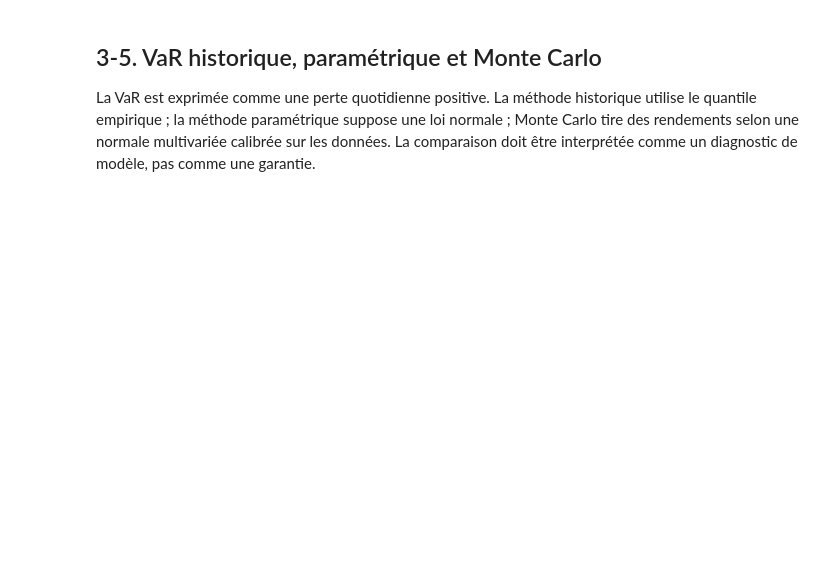
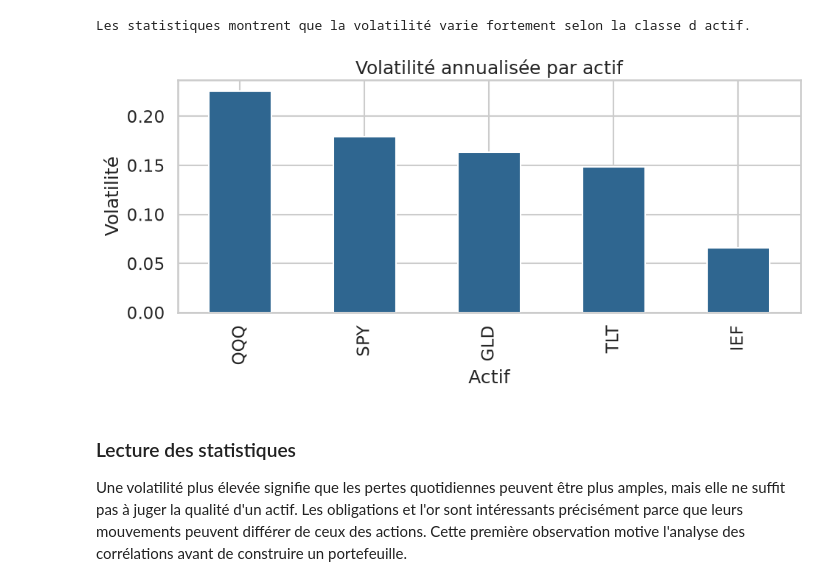
Before and after one commit to abdellahelkhamlichi/portfolio-risk-optimization-, a Jupyter notebook: notebook/portfolio_risk_project.ipynb, the cells around one changed output. Saved outputs shown, nothing was run; the diff lists cells and outputs as text; code cells hidden in the pictures; blank space fills up the shorter version.

```diff
--- a/notebook/portfolio_risk_project.ipynb
+++ b/notebook/portfolio_risk_project.ipynb
@@ -67,4 +86,17 @@ plt.figure(figsize=(9, 7)); sns.heatmap(returns.corr(), annot=True, fmt='.2f', c
+# %%
+print('Les statistiques montrent que la volatilité varie fortement selon la classe d actif.')
+fig, ax = plt.subplots(figsize=(10, 5))
+annualized_volatility.sort_values(ascending=False).plot(kind='bar', ax=ax, color='#2f6690', title='Volatilité annualisée par actif')
+ax.set_ylabel('Volatilité')
+ax.set_xlabel('Actif')
+plt.tight_layout()
+plt.savefig(FIGURES_DIR / 'asset_volatility.png', dpi=160)
+plt.show()
+# %% [output]
+Les statistiques montrent que la volatilité varie fortement selon la classe d actif.
+[figure, added]
 # %% [markdown]
-## 3-5. VaR historique, paramétrique et Monte Carlo
-La VaR est exprimée comme une perte quotidienne positive. La méthode historique utilise le quantile empirique ; la méthode paramétrique suppose une loi normale ; Monte Carlo tire des rendements selon une normale multivariée calibrée sur les données. La comparaison doit être interprétée comme un diagnostic de modèle, pas comme une garantie.
+### Lecture des statistiques
+
+Une volatilité plus élevée signifie que les pertes quotidiennes peuvent être plus amples, mais elle ne suffit pas à juger la qualité d'un actif. Les obligations et l'or sont intéressants précisément parce que leurs mouvements peuvent différer de ceux des actions. Cette première observation motive l'analyse des corrélations avant de construire un portefeuille.
 # %%
```
Also changed, not shown: parts of 50 cells of this notebook, 4 other files.
